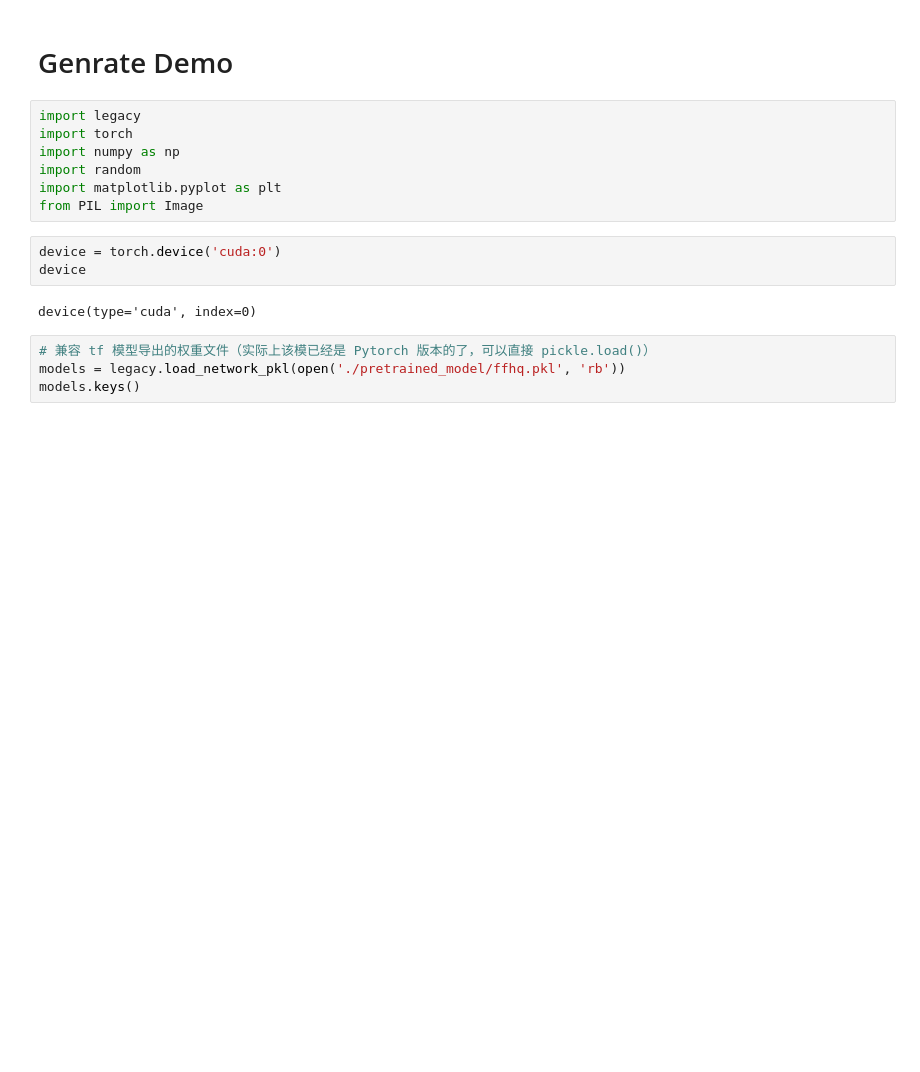
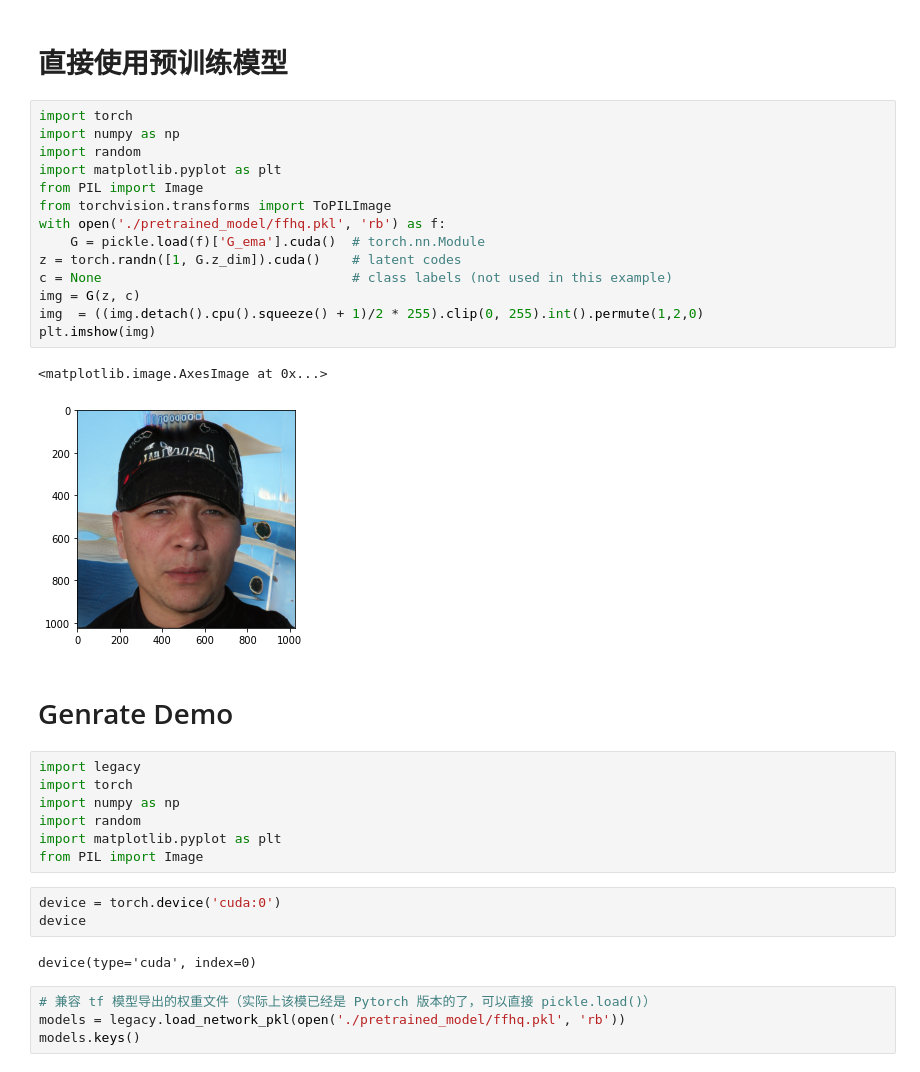
Before and after one commit to jiaqianjing/stylegan2-ada-pytorch, a Jupyter notebook: demo.ipynb, the cells around one changed output. Saved outputs shown, nothing was run; the diff lists cells and outputs as text; blank space fills up the shorter version.

```diff
--- a/demo.ipynb
+++ b/demo.ipynb
@@ -1,3 +1,22 @@
+# %% [markdown]
+# 直接使用预训练模型
+# %%
+import torch
+import numpy as np
+import random
+import matplotlib.pyplot as plt
+from PIL import Image
+from torchvision.transforms import ToPILImage
+with open('./pretrained_model/ffhq.pkl', 'rb') as f:
+    G = pickle.load(f)['G_ema'].cuda()  # torch.nn.Module
+z = torch.randn([1, G.z_dim]).cuda()    # latent codes
+c = None                                # class labels (not used in this example)
+img = G(z, c)
+img  = ((img.detach().cpu().squeeze() + 1)/2 * 255).clip(0, 255).int().permute(1,2,0)
+plt.imshow(img)
+# %% [output]
+<matplotlib.image.AxesImage at 0x...>
+[figure, added]
 # %% [markdown]
 # Genrate Demo
 # %%
```
Also changed, not shown: parts of 6 cells of this notebook.
